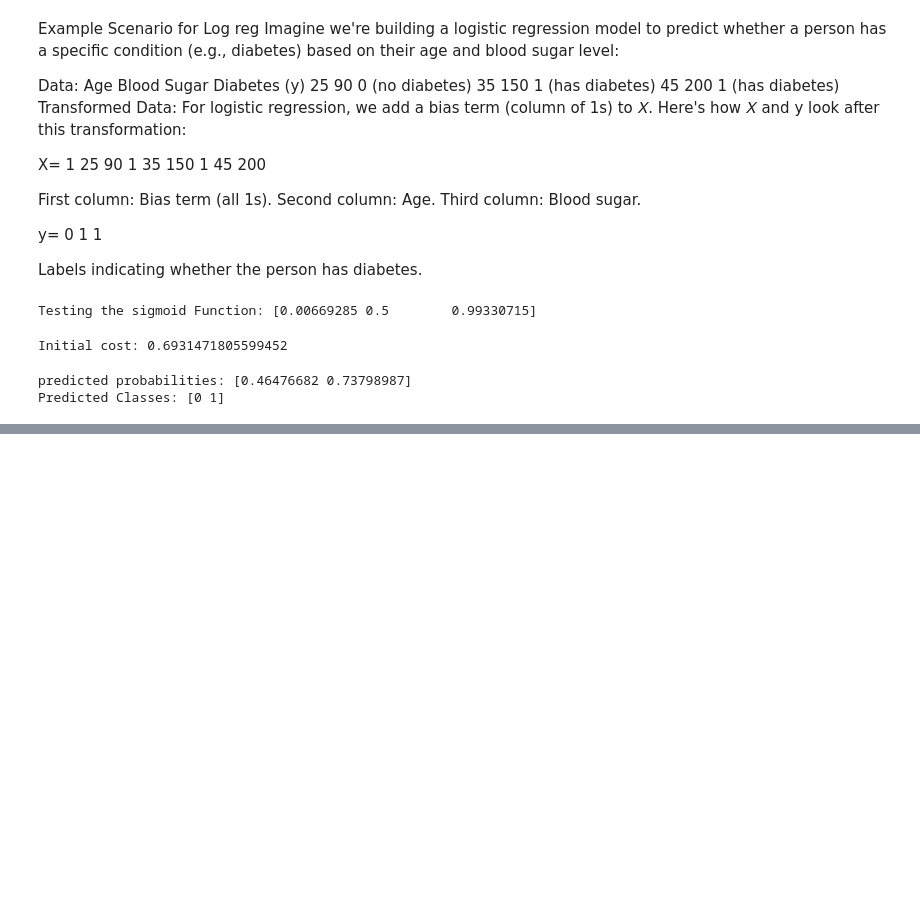
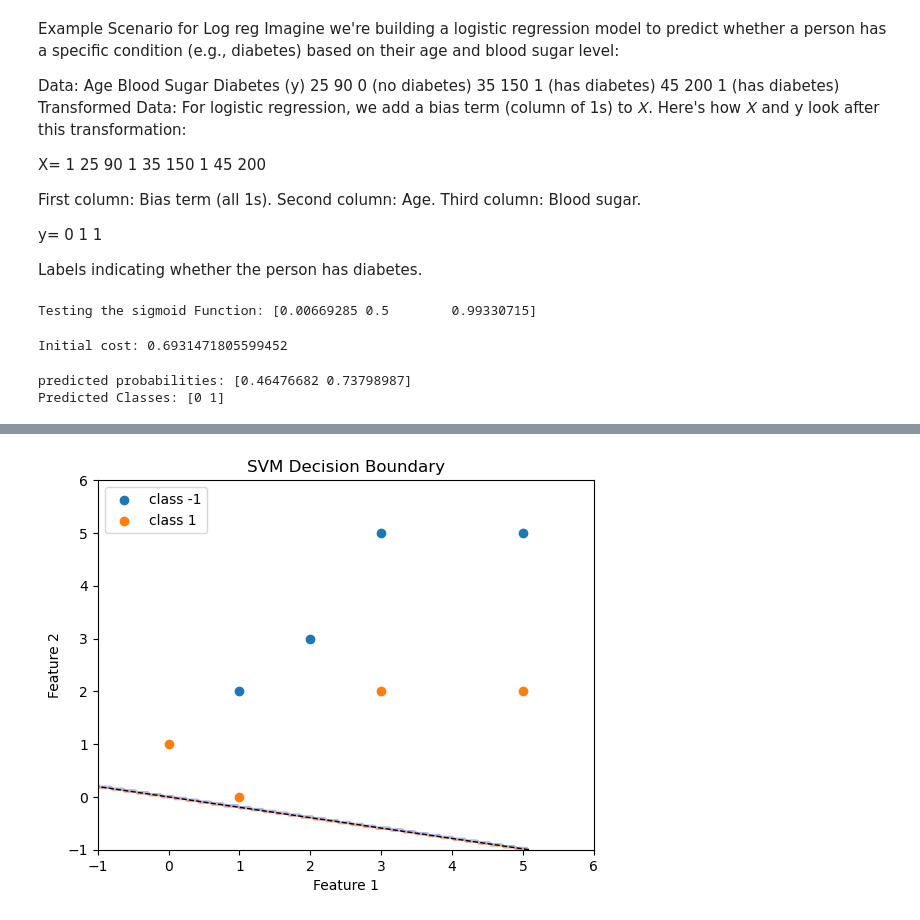
Before and after one commit to Mokoto-K/hands-on-machine-learning, a Jupyter notebook: no_scikit.ipynb, the cells around one changed output, grey strips where cells are left out. Saved outputs shown, nothing was run; the diff lists cells and outputs as text; code cells hidden in the pictures; blank space fills up the shorter version.

```diff
--- a/no_scikit.ipynb
+++ b/no_scikit.ipynb
@@ -382,0 +472,16 @@ plt.legen
+# %%
+import numpy as np
+import matplotlib.pyplot as plt
+# 1 create the data or prep the data
+
+X = np.array([[1,2], [2, 3], [3, 5], [5, 5], [1, 0], [0, 1], [3, 2], [5, 2],])
+y = np.array([-1, -1, -1, -1, 1, 1, 1, 1])
+
+# Visualise the data
+# plt.scatter(X[y == 1][:, 0], X[y == 1][:, 1], color = "red", label = "feature 1")
+# plt.scatter(X[y == 1][:, -0], X[y == -1][:, 1], color = "blue", label = "feature 2")
+# plt.legend()
+# plt.xlabel("feature 1")
+# plt.ylabel("feature 2")
+# plt.title("2D dataset")
+# plt.show()
@@ -382,0 +526,29 @@ plt.legen
+# %%
+# 4 Visualise - More familiar but difficult plotting code for me
+
+# Define the meshgrid params
+x_min, x_max = X[:, 0].min() - 1, X[:, 0].max() + 1
+y_min, y_max = X[:, 1].min() - 1, X[:, 1].max() + 1
+xx, yy = np.meshgrid(np.linspace(x_min, x_max, 200),
+                      np.linspace(y_min, y_max, 200))
+
+# calcualte the decision boundarties
+grid_points = np.c_[xx.ravel(), yy.ravel()]
+Z = np.dot(grid_points, w) + b
+Z = Z.reshape(xx.shape)
+
+# Plot the boundaries
+plt.contour(xx, yy, np.sign(Z), alpha = 0.3, cmap=plt.cm.coolwarm)
+plt.contour(xx, yy, Z, levels=[0], colors="black", linewidths = 1, linestyles = "--")
+
+# Plot the training data
+for i, label in enumerate(np.unique(y)):
+    plt.scatter(X[y == label][:, 0], X[y == label][:, 1], label = f"class {label}")
+
+plt.legend()
+plt.title("SVM Decision Boundary")
+plt.xlabel("Feature 1")
+plt.ylabel("Feature 2")
+plt.show()
+# %% [output]
+[figure, added]
```
Also changed, not shown: parts of 11 cells of this notebook.
